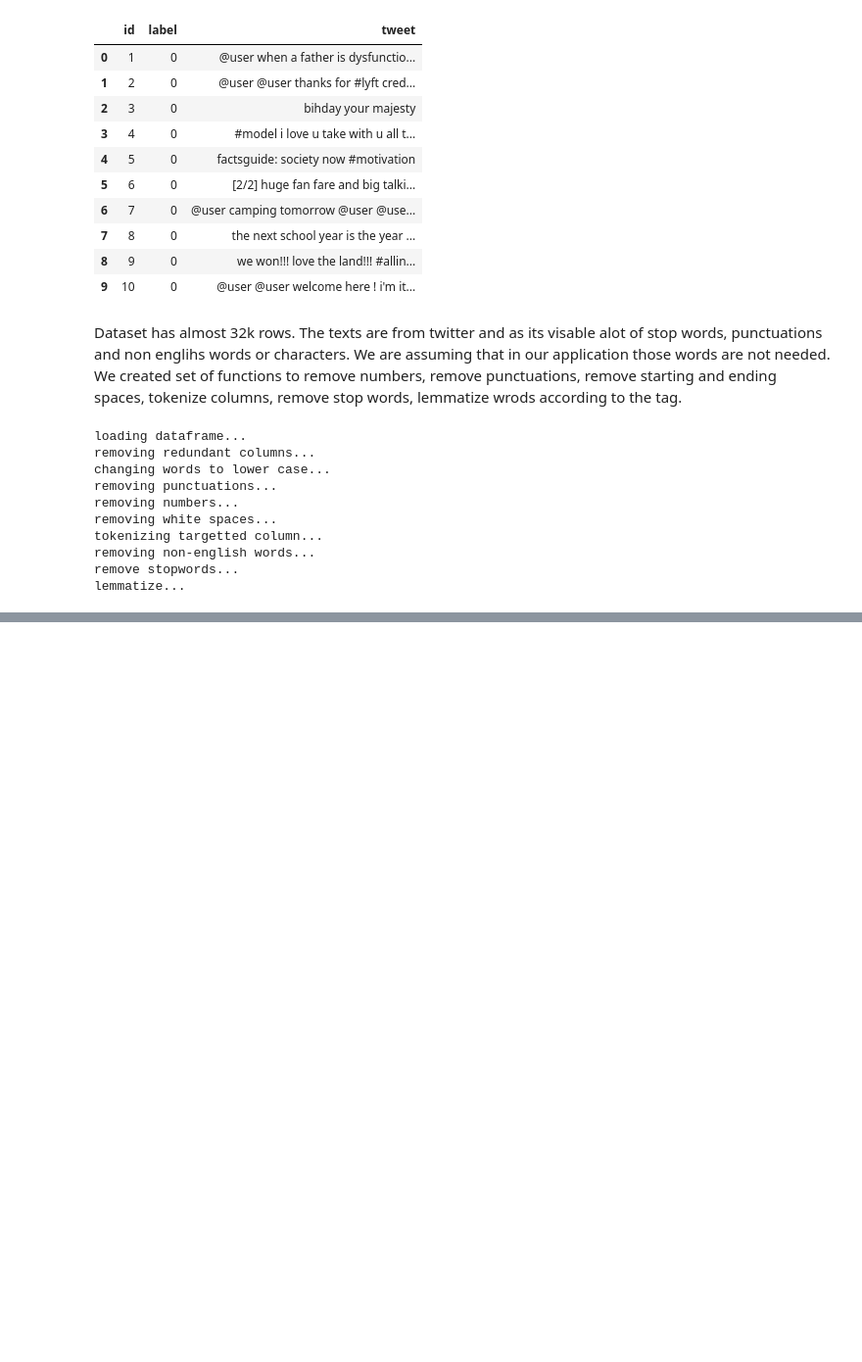
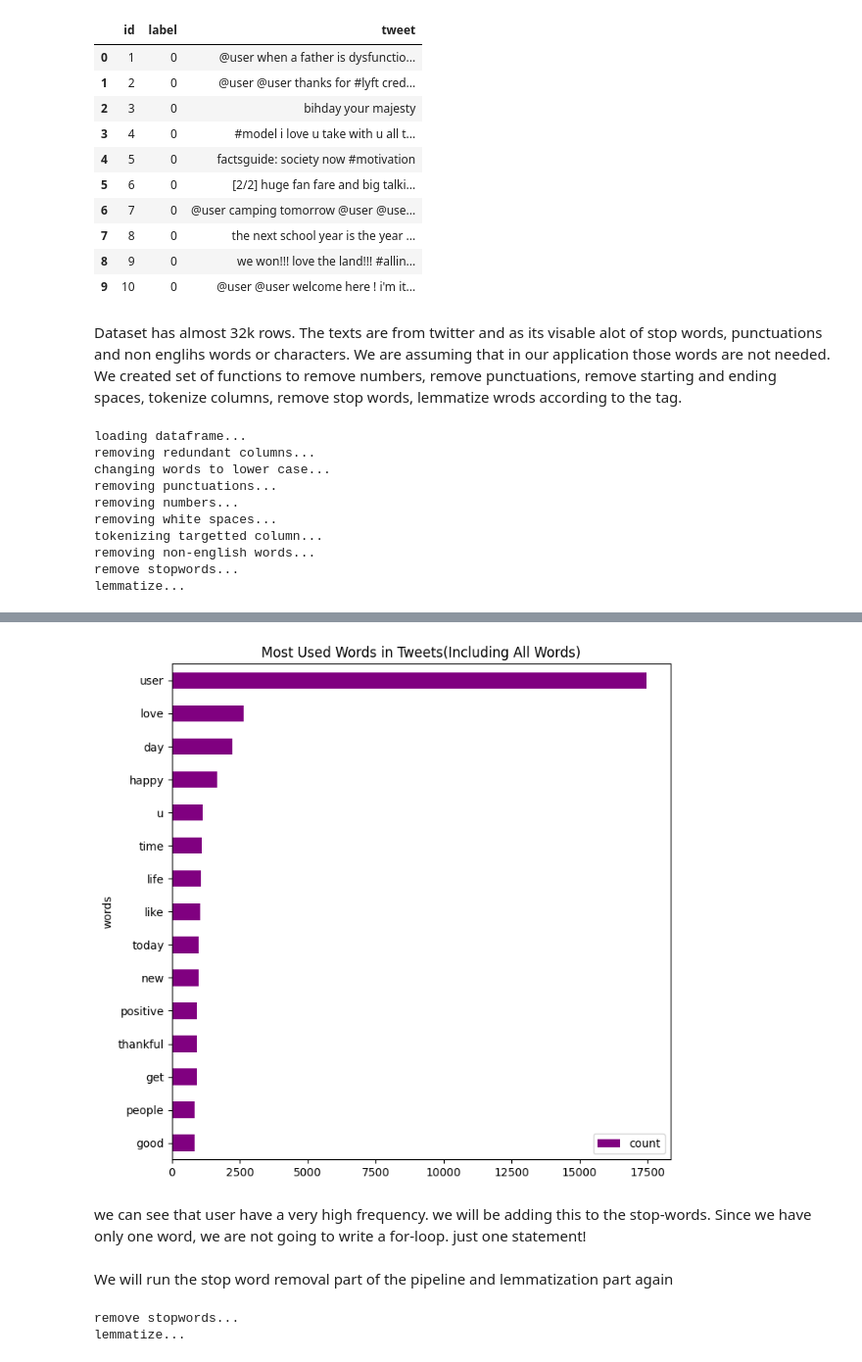
Before and after one commit to cohensaeb/AIDI_1002_Labs, a Jupyter notebook: week_2/AIDI_1002_Week_2_Lab_2.ipynb, the cells around one changed output, grey strips where cells are left out. Shown at 98% size. Cells and saved outputs as stored; diff of their text form; code cells hidden in the pictures; blank space fills up the shorter version.

```diff
--- a/week_2/AIDI_1002_Week_2_Lab_2.ipynb
+++ b/week_2/AIDI_1002_Week_2_Lab_2.ipynb
@@ -255,0 +263,25 @@ df1.tail(10)
+# %%
+def plot_top_words(df: 'dataframe', col: str):
+    '''This function plost most 15 used words
+    input: df -> dataframe, col: column
+    '''
+    lst_words_tweets = df[col].values
+    all_words = list(itertools.chain(*lst_words_tweets))
+    count_words = collections.Counter(all_words)
+    high_freq_word_df = pd.DataFrame(count_words.most_common(15),
+                             columns=['words', 'count'])
+    # plotting most 15 common words
+    fig, ax = plt.subplots(figsize=(8, 8))
+    high_freq_word_df.sort_values(by='count').plot.barh(x='words',
+                      y='count',
+                      ax=ax,
+                      color="purple")
+    ax.set_title("Most Used Words in Tweets(Including All Words)")
+    plt.show()
+    return count_words
+# %%
+common_words = plot_top_words(df1, 'tweet_tokenized')
+# %% [output]
+[figure, added]
+# %% [markdown]
+we can see that user have a very high frequency. we will be adding this to the stop-words. Since we have only one word, we are not going to write a for-loop. just one statement!
@@ -255,0 +290,10 @@ df1.tail(10)
+# %% [markdown]
+We will run the stop word removal part of the pipeline and lemmatization part again
+# %%
+print('remove stopwords...')
+apply_stop_words(df1, 'tweet_tokenized')
+print('lemmatize...')
+create_lem_col(df1, 'tweet_tokenized')
+# %% [output]
+remove stopwords...
+lemmatize...
```
Also changed, not shown: parts of 15 cells of this notebook.
